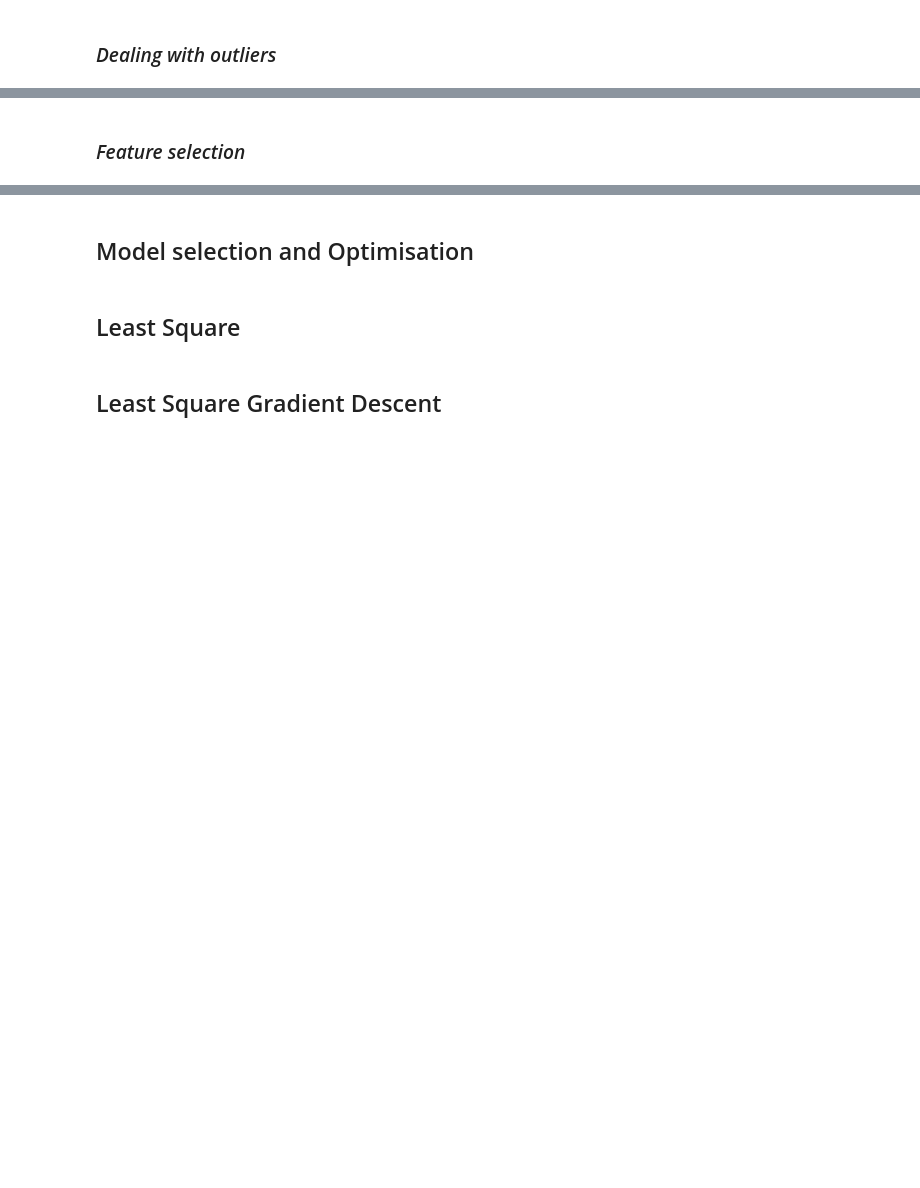
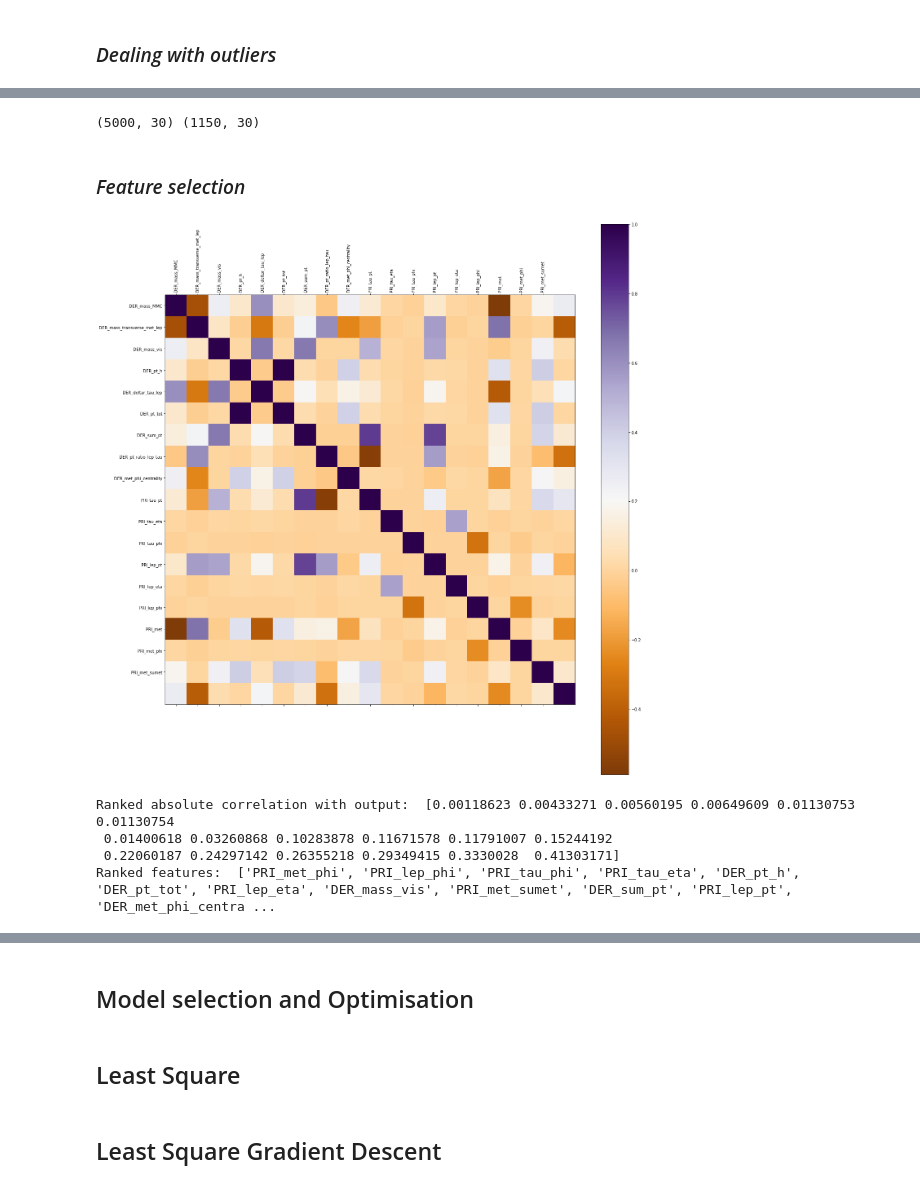
Before and after one commit to alicebizeul/MLProject1, a Jupyter notebook: scripts/project1.ipynb, the cells around one changed output, grey strips where cells are left out. Cells and saved outputs as stored; diff of their text form; code cells hidden in the pictures; blank space fills up the shorter version.

```diff
--- a/scripts/project1.ipynb
+++ b/scripts/project1.ipynb
@@ -84,4 +100,4 @@ plt.show()
 # %%
 # Splitting the dataset based on the value of PRI_jet_num and
 # removing undefined features for the corresponding subsets
-ss0_tX, ss0_y, ss1_tX, ss1_y, ss2_tX, ss2_y, ss3_tX, ss3_y = split_subsets(tX, y,labels_feature)
+ss0_tX, ss0_y, ss1_tX, ss1_y, ss2_tX, ss2_y, ss3_tX, ss3_y, labels_feat = split_subsets(tX, y,labels_feature)
@@ -189,16 +276,26 @@ for i in range(np.size(tX_explore,1)):
 
 tX_explore_outliers = np.delete(tX_explore, index, 0)
 print (tX_explore.shape, tX_explore_outliers.shape)
+# %% [output]
+(5000, 30) (1150, 30)
 # %% [markdown]
 ### *Feature selection* ###
 # %%
 # Plot a heat map of the correlations between features
 # SUBSET 0
-labels_0 = ["DER_mass_MMC","DER_mass_transverse_met_lep","DER_mass_vis","DER_pt_h","DER_deltaeta_jet_jet", \
-          "DER_pt_tot","DER_sum_pt","DER_pt_ratio_lep_tau", \
-          "DER_met_phi_centrality","PRI_tau_pt","PRI_tau_eta","PRI_tau_phi","PRI_lep_pt", \
-          "PRI_lep_eta","PRI_lep_phi","PRI_met","PRI_met_phi","PRI_met_sumet", "Output"]
+
+labels_0, labels_1, labels_2, labels_3 = labels_feat
+np.append(labels_0,'Output')
+np.append(labels_1,'Output')
+np.append(labels_2,'Output')
+np.append(labels_3,'Output')
 
 ranked_index_ss0, ranked_features_ss0 = plot_correlation_matrix(ss0_tX, ss0_y, labels_0, "CorrelationMatrix_ss0.png")
+# %% [output]
+[figure, added]
+Ranked absolute correlation with output:  [0.00118623 0.00433271 0.00560195 0.00649609 0.01130753 0.01130754
+ 0.01400618 0.03260868 0.10283878 0.11671578 0.11791007 0.15244192
+ 0.22060187 0.24297142 0.26355218 0.29349415 0.3330028  0.41303171]
+Ranked features:  ['PRI_met_phi', 'PRI_lep_phi', 'PRI_tau_phi', 'PRI_tau_eta', 'DER_pt_h', 'DER_pt_tot', 'PRI_lep_eta', 'DER_mass_vis', 'PRI_met_sumet', 'DER_sum_pt', 'PRI_lep_pt', 'DER_met_phi_centra ...
 # %%
 # SUBSET 1
```
Also changed, not shown: parts of 34 cells of this notebook, 5 other files.
